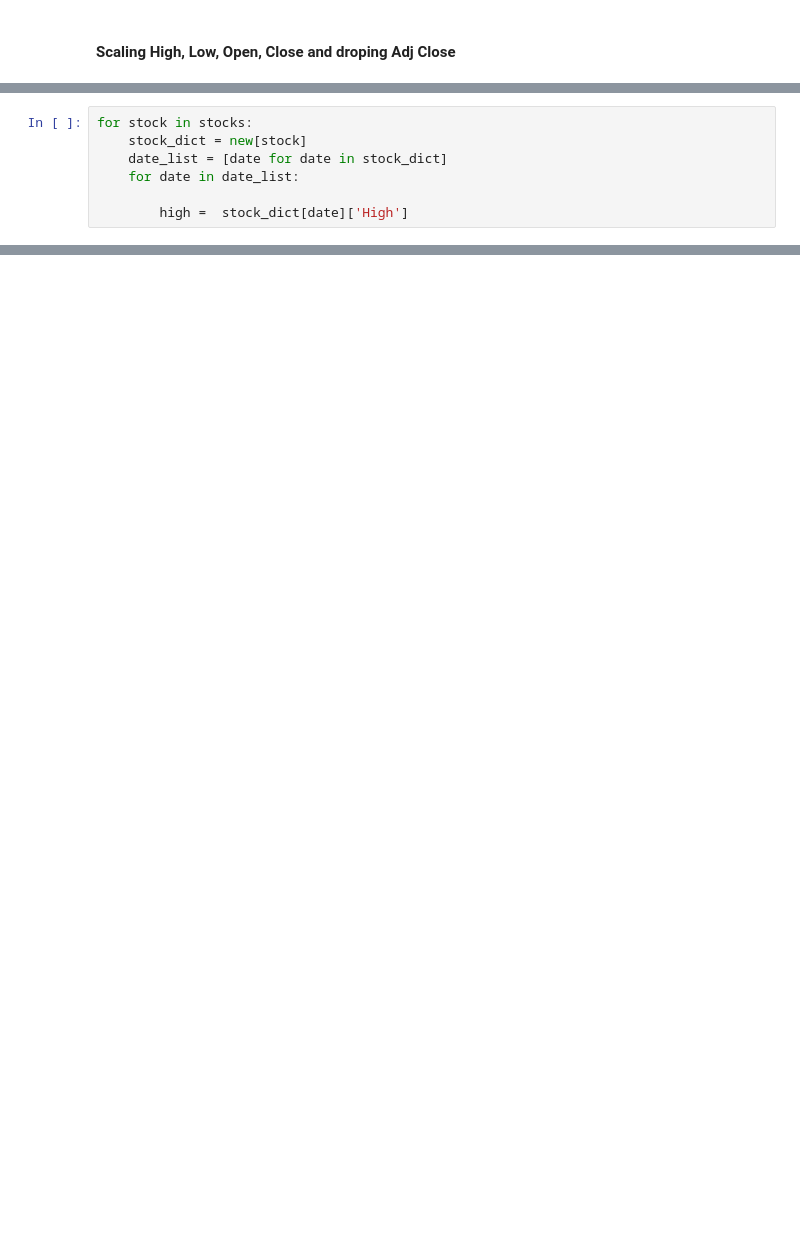
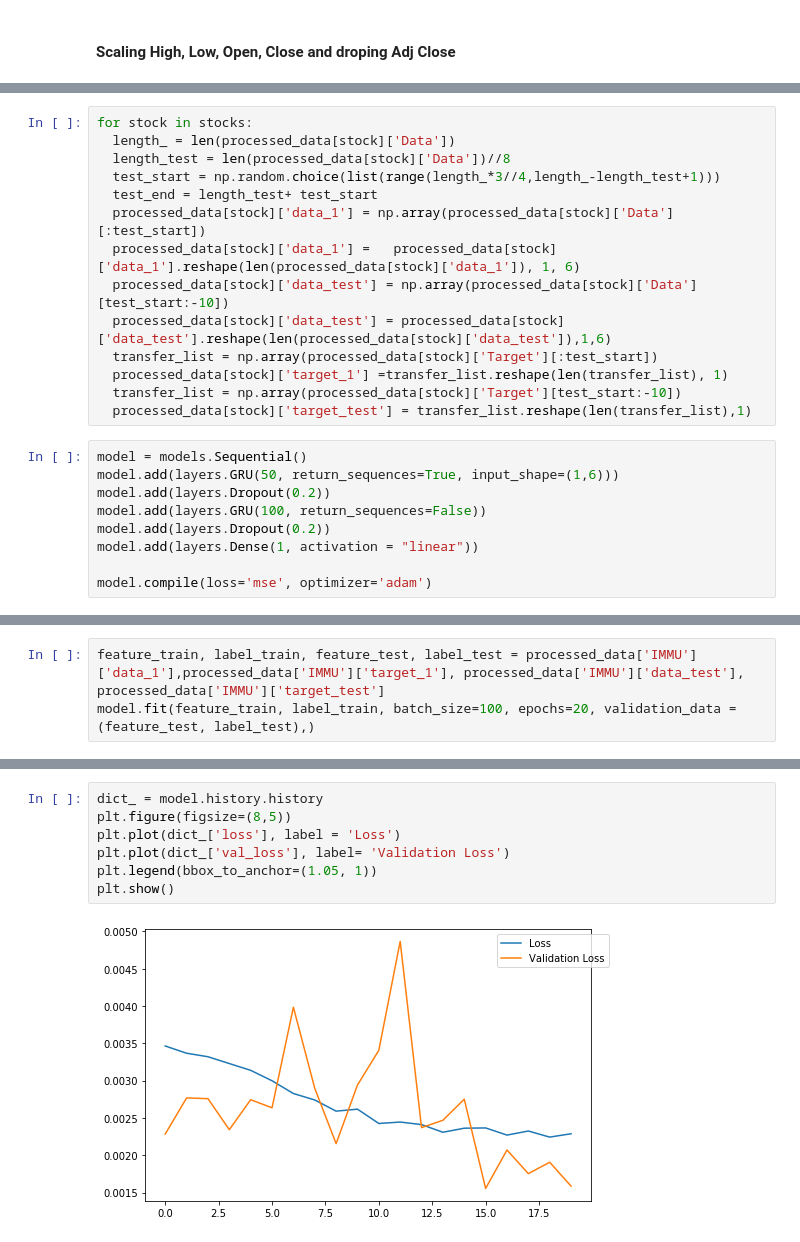
Before and after one commit to menach123/Stock-Prediction-for-Small-Biotech-Companies-GRU-RNN-with-Regression-Output-, a Jupyter notebook: data_retrieval.ipynb, the cells around one changed output, grey strips where cells are left out. Cells and saved outputs as stored; diff of their text form; blank space fills up the shorter version.

```diff
--- a/data_retrieval.ipynb
+++ b/data_retrieval.ipynb
@@ -137,7 +161,0 @@ with open('stock_info.json', 'r') as f:
-# %%
-for stock in stocks:
-    stock_dict = new[stock]
-    date_list = [date for date in stock_dict]
-    for date in date_list:
-
-        high =  stock_dict[date]['High']
@@ -163,0 +177,23 @@ high
+# %%
+for stock in stocks:
+  length_ = len(processed_data[stock]['Data'])
+  length_test = len(processed_data[stock]['Data'])//8
+  test_start = np.random.choice(list(range(length_*3//4,length_-length_test+1)))
+  test_end = length_test+ test_start
+  processed_data[stock]['data_1'] = np.array(processed_data[stock]['Data'][:test_start])
+  processed_data[stock]['data_1'] =   processed_data[stock]['data_1'].reshape(len(processed_data[stock]['data_1']), 1, 6)
+  processed_data[stock]['data_test'] = np.array(processed_data[stock]['Data'][test_start:-10])
+  processed_data[stock]['data_test'] = processed_data[stock]['data_test'].reshape(len(processed_data[stock]['data_test']),1,6)
+  transfer_list = np.array(processed_data[stock]['Target'][:test_start])
+  processed_data[stock]['target_1'] =transfer_list.reshape(len(transfer_list), 1)
+  transfer_list = np.array(processed_data[stock]['Target'][test_start:-10])
+  processed_data[stock]['target_test'] = transfer_list.reshape(len(transfer_list),1)
+# %%
+model = models.Sequential()
+model.add(layers.GRU(50, return_sequences=True, input_shape=(1,6)))
+model.add(layers.Dropout(0.2))
+model.add(layers.GRU(100, return_sequences=False))
+model.add(layers.Dropout(0.2))
+model.add(layers.Dense(1, activation = "linear"))
+
+model.compile(loss='mse', optimizer='adam')
@@ -163,0 +213,3 @@ high
+# %%
+feature_train, label_train, feature_test, label_test = processed_data['IMMU']['data_1'],processed_data['IMMU']['target_1'], processed_data['IMMU']['data_test'], processed_data['IMMU']['target_test']
+model.fit(feature_train, label_train, batch_size=100, epochs=20, validation_data = (feature_test, label_test),)
@@ -163,0 +235,9 @@ high
+# %%
+dict_ = model.history.history
+plt.figure(figsize=(8,5))
+plt.plot(dict_['loss'], label = 'Loss')
+plt.plot(dict_['val_loss'], label= 'Validation Loss')
+plt.legend(bbox_to_anchor=(1.05, 1))
+plt.show()
+# %% [output]
+[figure, added]
```
Also changed, not shown: parts of 30 cells of this notebook.
